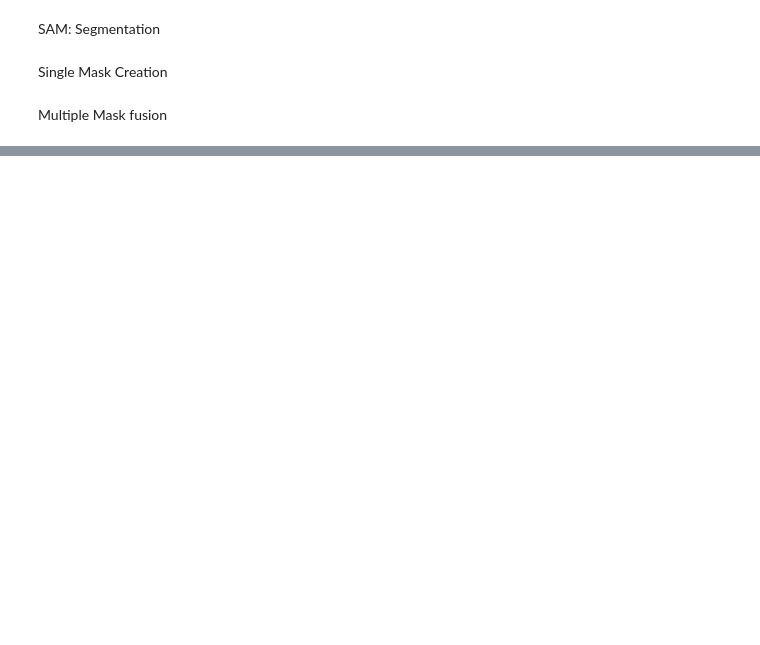
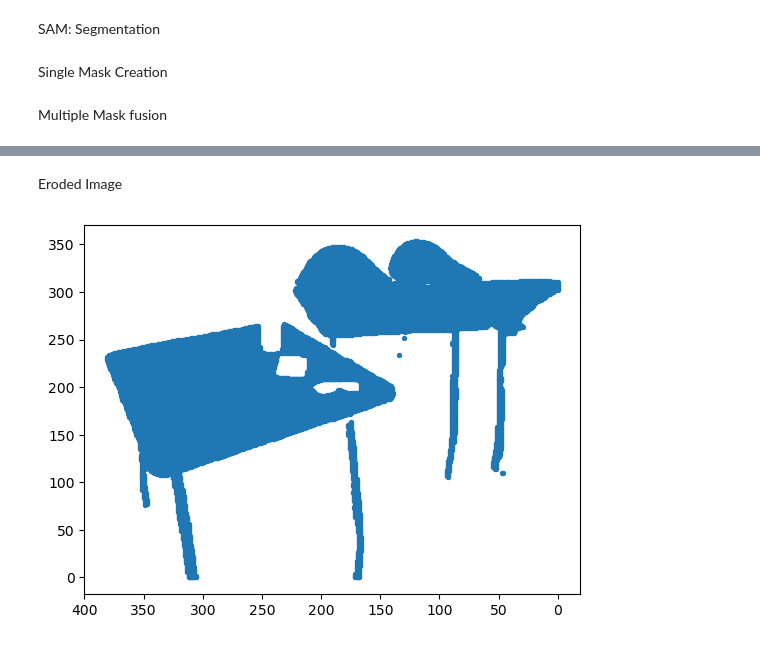
Before and after one commit to AryamanSharma17/ScenRec, a Jupyter notebook: test.ipynb, the cells around one changed output, grey strips where cells are left out. Saved outputs shown, nothing was run; the diff lists cells and outputs as text; code cells hidden in the pictures; blank space fills up the shorter version.

```diff
--- a/test.ipynb
+++ b/test.ipynb
@@ -245,0 +248,7 @@ Image.fromarray(relev_img)
+# %% [markdown]
+Eroded Image
+# %%
+plt.scatter(x_erode,y_erode, 8)
+plt.gca().invert_xaxis()
+# %% [output]
+[figure, added]
```
Also changed, not shown: parts of 40 cells of this notebook, 9 other files.
